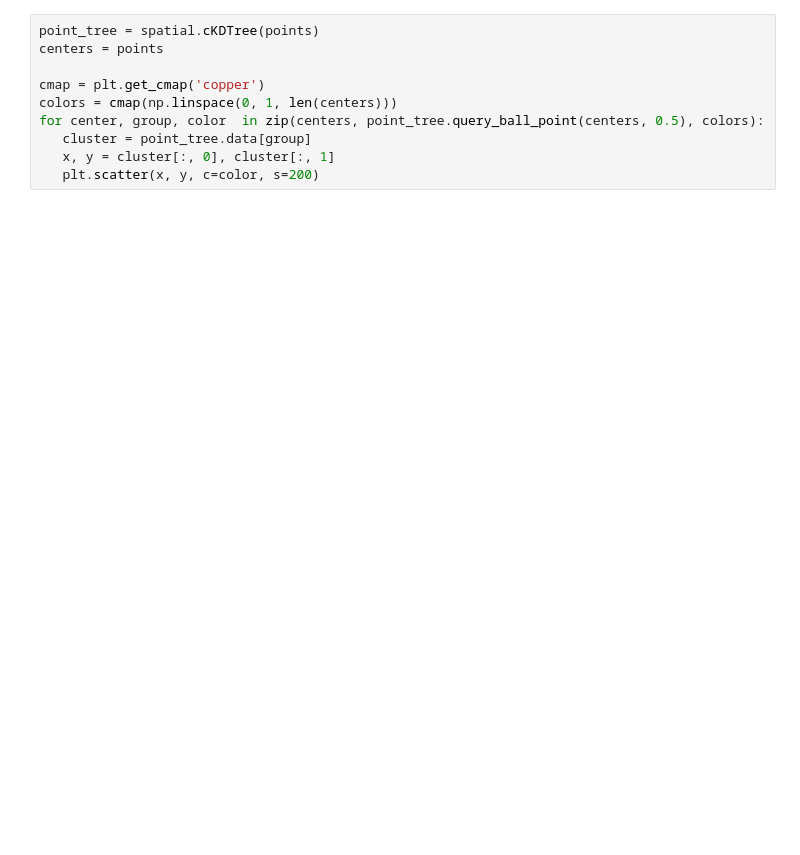
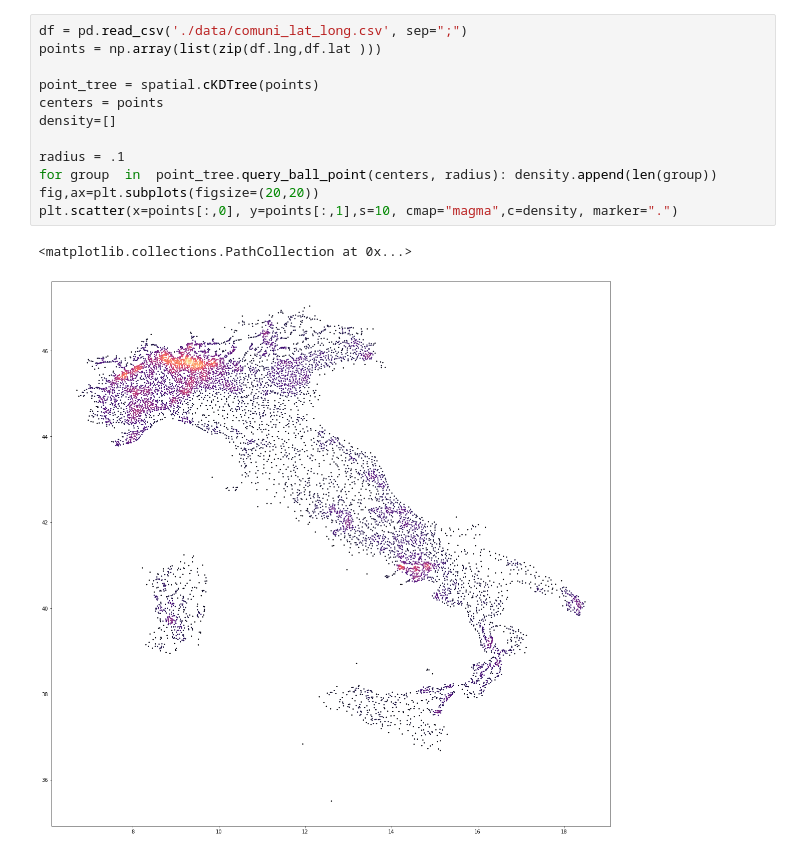
Before and after one commit to areasciencepark/maps_and_heatmaps, a Jupyter notebook: nearest.ipynb, the cells around one changed output. Saved outputs shown, nothing was run; the diff lists cells and outputs as text; blank space fills up the shorter version.

```diff
--- a/nearest.ipynb
+++ b/nearest.ipynb
@@ -14,10 +14,15 @@ plt.show()
-# %%
-point_tree = spatial.cKDTree(points)
-centers = points
-
-cmap = plt.get_cmap('copper')
-colors = cmap(np.linspace(0, 1, len(centers)))
-for center, group, color  in zip(centers, point_tree.query_ball_point(centers, 0.5), colors):
-   cluster = point_tree.data[group]
-   x, y = cluster[:, 0], cluster[:, 1]
-   plt.scatter(x, y, c=color, s=200)
+# %%
+df = pd.read_csv('./data/comuni_lat_long.csv', sep=";")
+points = np.array(list(zip(df.lng,df.lat )))
+
+point_tree = spatial.cKDTree(points)
+centers = points
+density=[]
+
+radius = .1
+for group  in  point_tree.query_ball_point(centers, radius): density.append(len(group))
+fig,ax=plt.subplots(figsize=(20,20))
+plt.scatter(x=points[:,0], y=points[:,1],s=10, cmap="magma",c=density, marker=".")
+# %% [output]
+<matplotlib.collections.PathCollection at 0x...>
+[figure, added]
```
Also changed, not shown: parts of 6 cells of this notebook.
